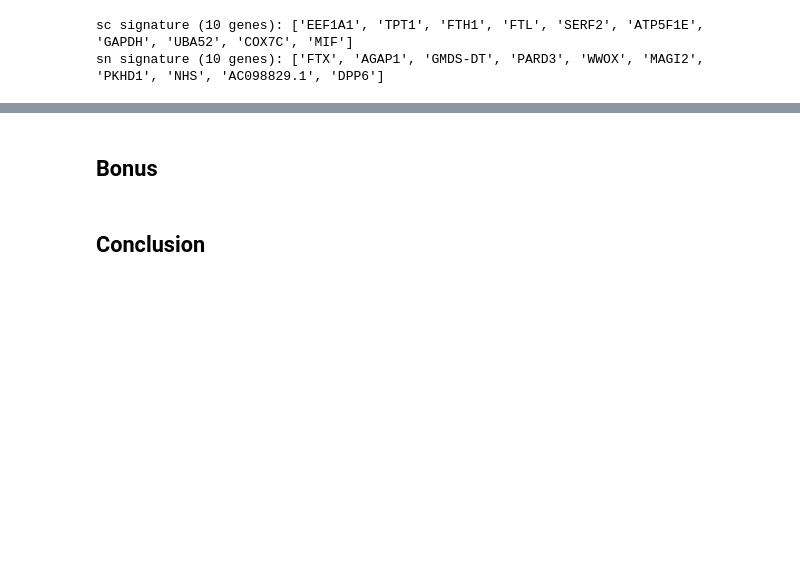
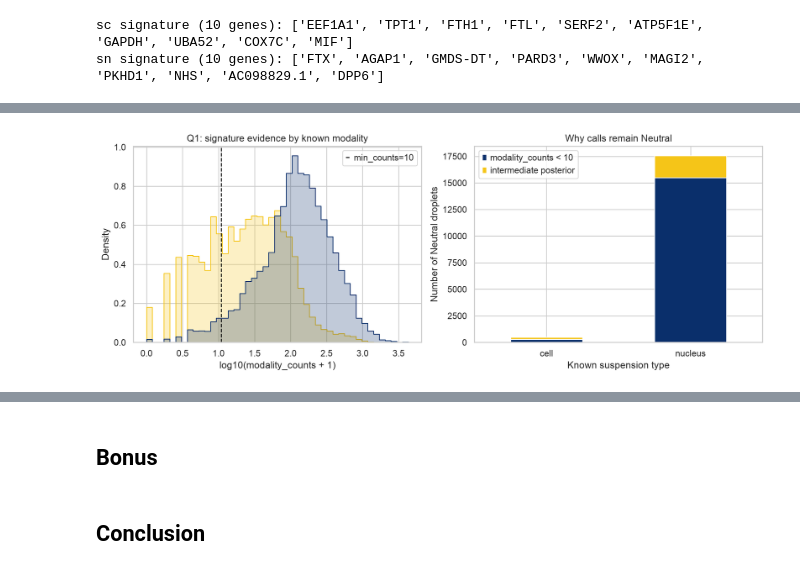
Before and after one commit to UnknownCreature0086/CellorNuc, a Jupyter notebook: notebook/CellorNuc_quiz.ipynb, the cells around one changed output, grey strips where cells are left out. Cells and saved outputs as stored; diff of their text form; code cells hidden in the pictures; blank space fills up the shorter version.

```diff
--- a/notebook/CellorNuc_quiz.ipynb
+++ b/notebook/CellorNuc_quiz.ipynb
@@ -44,0 +175,48 @@ Look at the distribution of obs['modality_counts'] in cells vs nuclei and, toget
+# %%
+fig, axes = plt.subplots(1, 2, figsize=(12, 4.5))
+
+q1_plot = q1.obs[["suspension_type", "modality_counts"]].copy()
+q1_plot["log10_modality_counts_plus_1"] = np.log10(q1_plot["modality_counts"] + 1)
+
+palette = {"cell": "#0A2F6B", "nucleus": "#F5C518"}
+sns.histplot(
+    data=q1_plot,
+    x="log10_modality_counts_plus_1",
+    hue="suspension_type",
+    palette=palette,
+    bins=45,
+    element="step",
+    stat="density",
+    common_norm=False,
+    ax=axes[0],
+)
+
+axes[0].axvline(
+    np.log10(10 + 1), # keeps m=0 on the axis; log10(11)=1.04
+    color="black",
+    linestyle="--",
+    linewidth=1.2,
+    label="min_counts=10",
+)
+axes[0].set_title("Q1: signature evidence by known modality")
+axes[0].set_xlabel("log10(modality_counts + 1)")
+axes[0].legend(title=None)
+
+source_order = ["modality_counts < 10", "intermediate posterior"]
+neutral_plot = q1_neutral_sources.reindex(columns=source_order, fill_value=0)
+neutral_plot.plot(
+    kind="bar",
+    stacked=True,
+    color=["#0A2F6B", "#F5C518"],
+    ax=axes[1],
+)
+axes[1].set_title("Why calls remain Neutral")
+axes[1].set_xlabel("Known suspension type")
+axes[1].set_ylabel("Number of Neutral droplets")
+axes[1].tick_params(axis="x", rotation=0)
+axes[1].legend(title=None)
+
+plt.tight_layout()
+plt.show()
+# %% [output]
+[figure, added]
```
Also changed, not shown: parts of 25 cells of this notebook.
